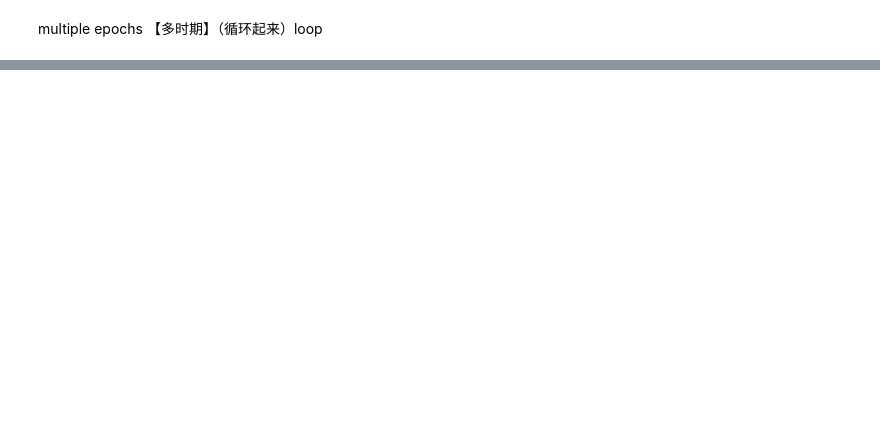
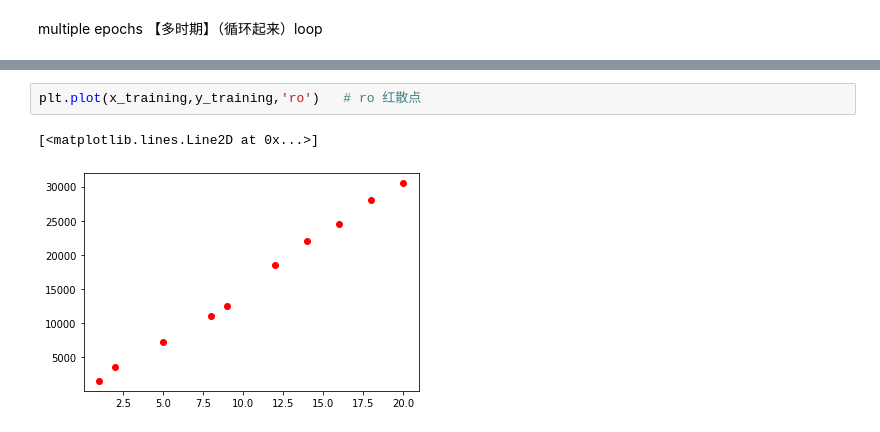
Before and after one commit to Alecia113/self-directed-exercises-python-, a Jupyter notebook: nlp_lab1.ipynb, the cells around one changed output, grey strips where cells are left out. Drawn from its saved outputs; the diff is of its cells as text; blank space fills up the shorter version.

```diff
--- a/nlp_lab1.ipynb
+++ b/nlp_lab1.ipynb
@@ -607,0 +750,5 @@ multiple epochs 【多时期】（循环起来）loop
+# %%
+plt.plot(x_training,y_training,'ro')   # ro 红散点
+# %% [output]
+[<matplotlib.lines.Line2D at 0x...>]
+[figure, added]
```
Also changed, not shown: parts of 25 cells of this notebook.
